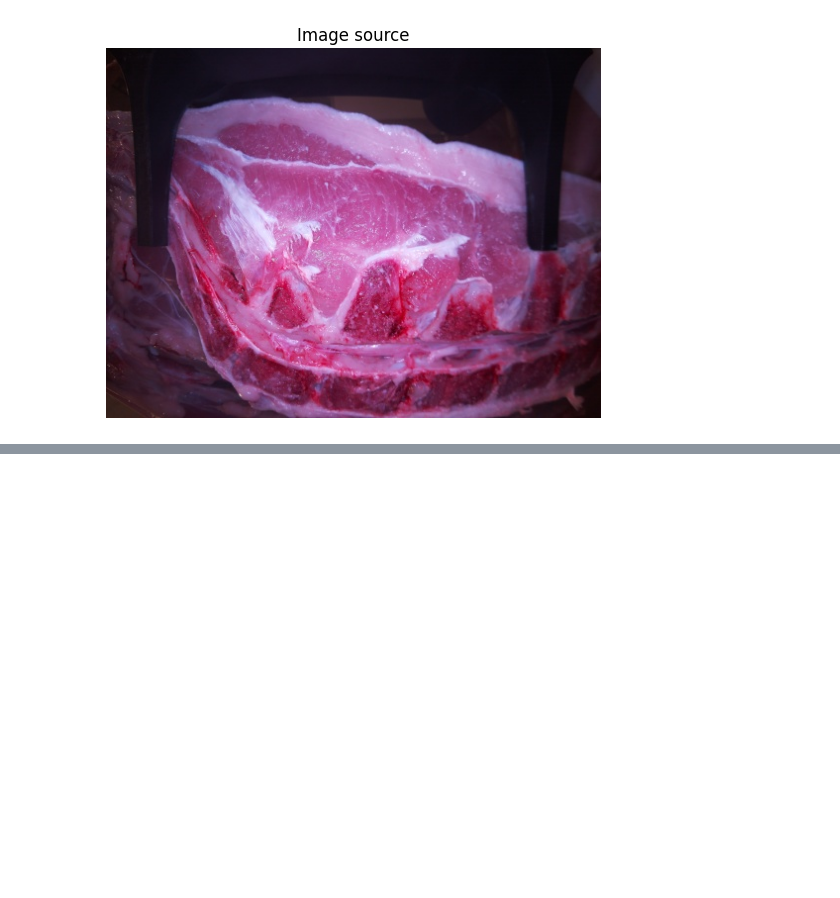
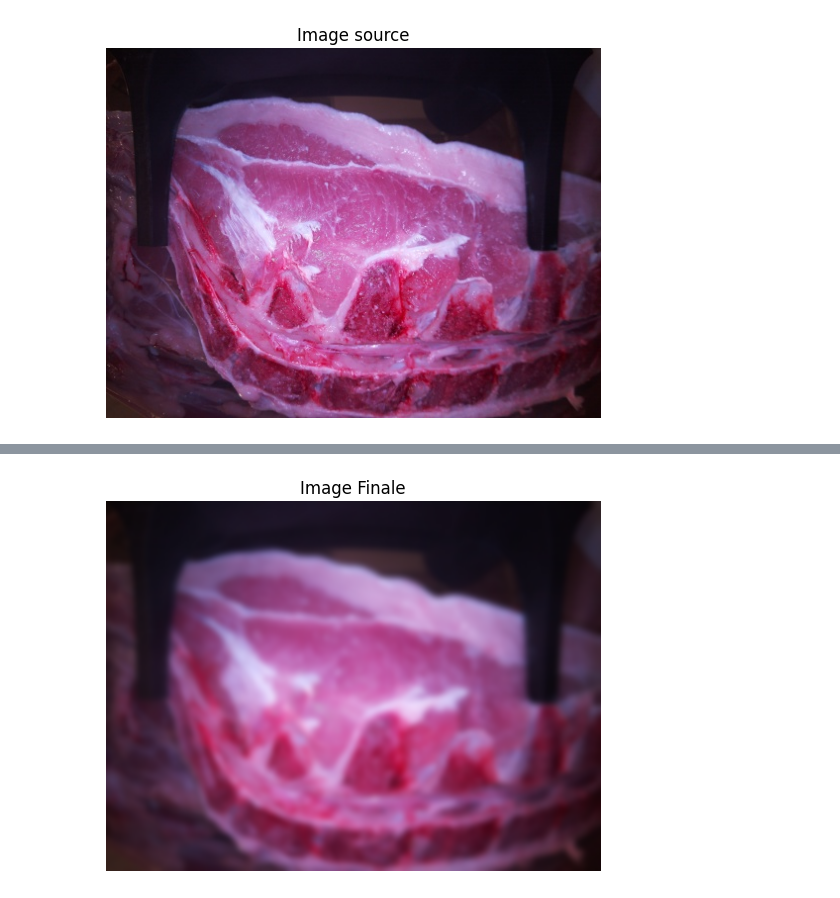
Before and after one commit to PbergerUNISSIA/PIGSEL_AIA, a Jupyter notebook: TEST.ipynb, the cells around one changed output, grey strips where cells are left out. Saved outputs shown, nothing was run; the diff lists cells and outputs as text; code cells hidden in the pictures; blank space fills up the shorter version.

Commit message:
Modification simplification image

```diff
--- a/TEST.ipynb
+++ b/TEST.ipynb
@@ -308,0 +197,33 @@ image_source.save('./img/TEST_TRANSFO/brillant.jpg')
+# %%
+from PIL import Image, ImageFilter
+import numpy as np
+import matplotlib.pyplot as plt
+
+def reduire_brillance(image):
+    """
+    Réduit l'aspect brillant de l'image en appliquant un filtre de flou gaussien.
+    """
+    return image.filter(ImageFilter.GaussianBlur(radius=3))
+
+# Chemins vers les images
+chemin_image_source = './img/Images_originales_redim/0001.jpg'
+chemin_image_cible = './img/Images_originales/000002.jpg'
+
+# Charger les images
+image_source = Image.open(chemin_image_source)
+image_cible = Image.open(chemin_image_cible)
+
+
+# Réduire l'aspect brillant
+image_finale = reduire_brillance(image_source)
+
+# Afficher l'image finale
+plt.imshow(image_finale)
+plt.title("Image Finale")
+plt.axis('off')
+plt.show()
+
+# Sauvegarder l'image finale si nécessaire
+image_finale.save('./img/TEST_TRANSFO/brillant.jpg')
+# %% [output]
+[figure, added]
```
Also changed, not shown: parts of 2 cells of this notebook, 2 other files.
